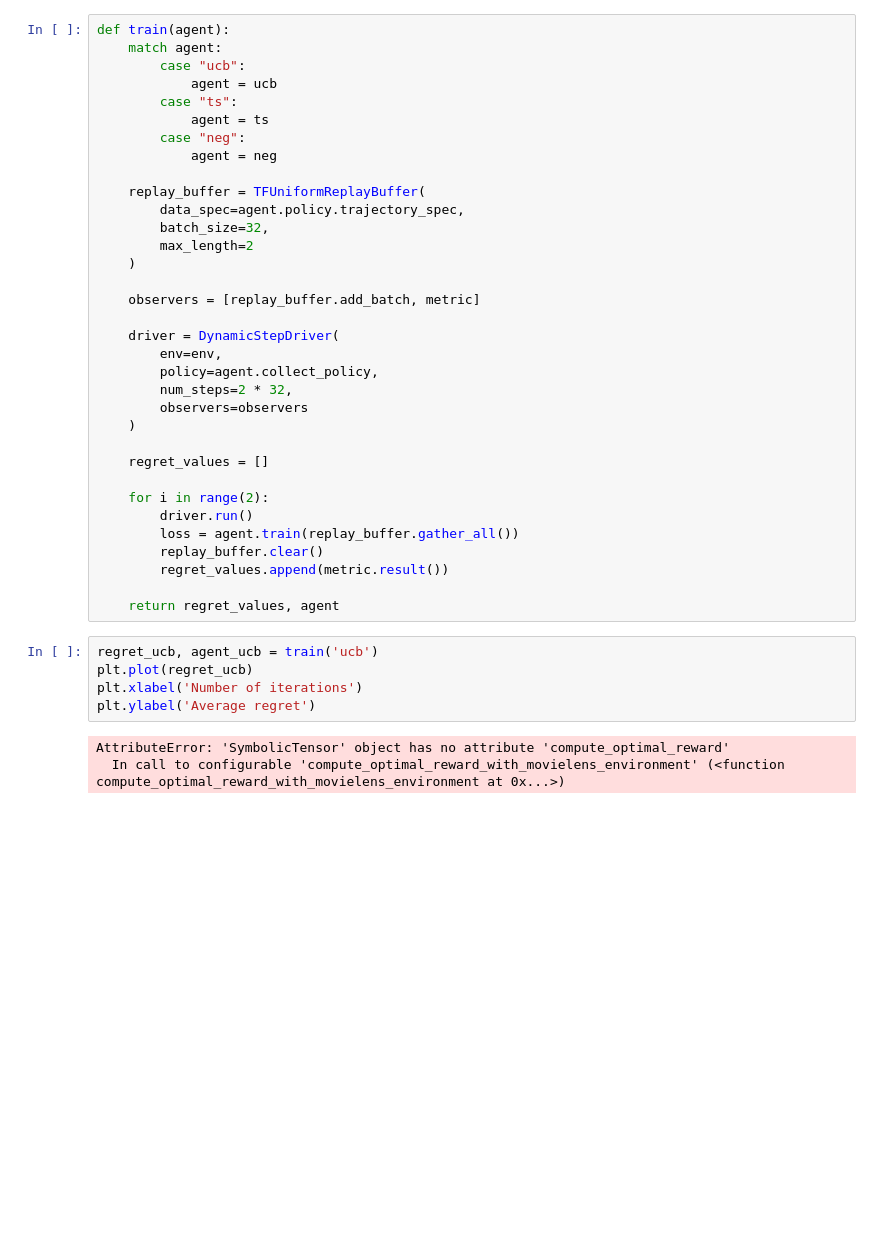
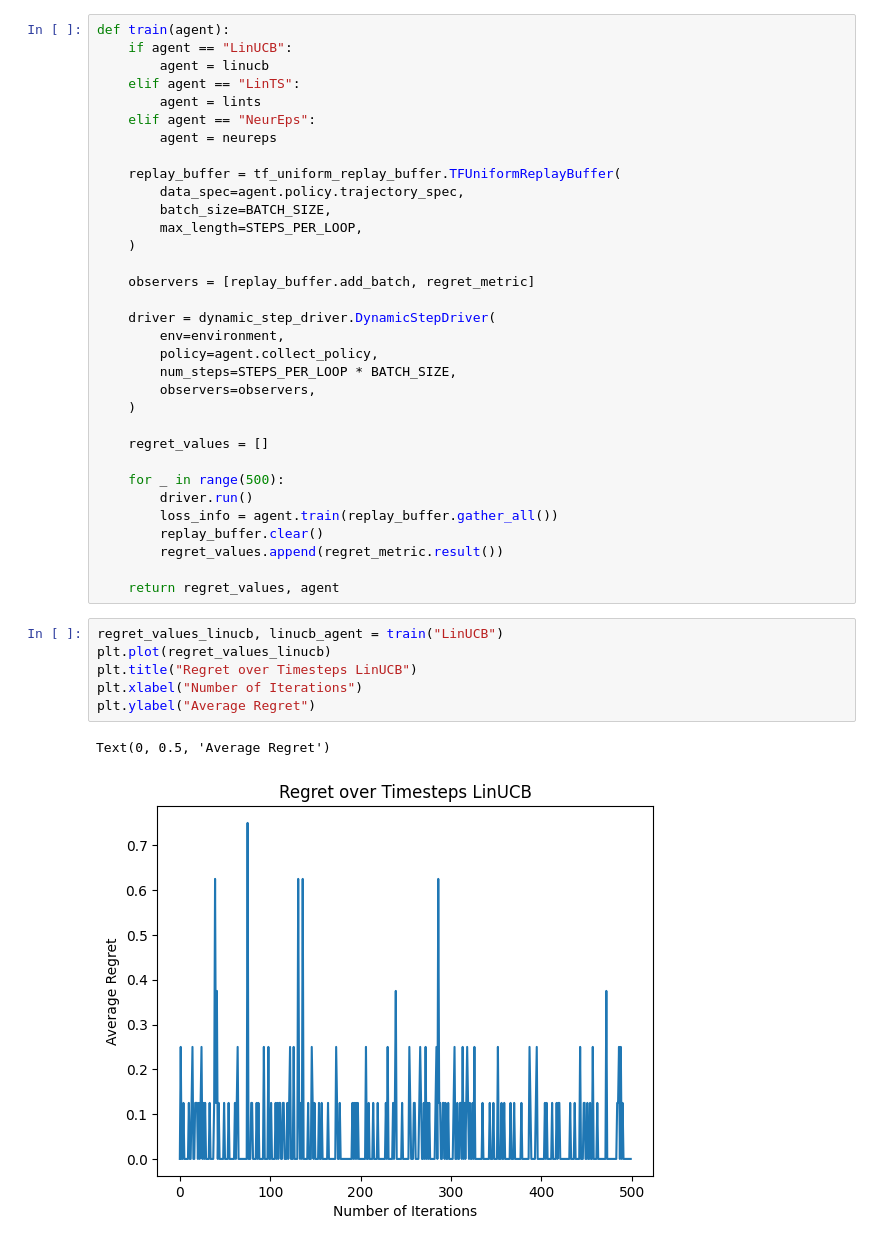
Before and after one commit to dhzdhd/DSE, a Jupyter notebook: Year 3/Semester 6/AI lab/Week 6/W6.ipynb, the cells around one changed output. Cells and saved outputs as stored; diff of their text form; blank space fills up the shorter version.

```diff
--- a/Year 3/Semester 6/AI lab/Week 6/W6.ipynb
+++ b/Year 3/Semester 6/AI lab/Week 6/W6.ipynb
@@ -64,42 +110,42 @@ metric = RegretMetric(optimal_reward_fn)
 # %%
 def train(agent):
-    match agent:
-        case "ucb":
-            agent = ucb
-        case "ts":
-            agent = ts
-        case "neg":
-            agent = neg
+    if agent == "LinUCB":
+        agent = linucb
+    elif agent == "LinTS":
+        agent = lints
+    elif agent == "NeurEps":
+        agent = neureps
 
-    replay_buffer = TFUniformReplayBuffer(
+    replay_buffer = tf_uniform_replay_buffer.TFUniformReplayBuffer(
         data_spec=agent.policy.trajectory_spec,
-        batch_size=32,
-        max_length=2
+        batch_size=BATCH_SIZE,
+        max_length=STEPS_PER_LOOP,
     )
 
-    observers = [replay_buffer.add_batch, metric]
+    observers = [replay_buffer.add_batch, regret_metric]
 
-    driver = DynamicStepDriver(
-        env=env,
+    driver = dynamic_step_driver.DynamicStepDriver(
+        env=environment,
         policy=agent.collect_policy,
-        num_steps=2 * 32,
-        observers=observers
+        num_steps=STEPS_PER_LOOP * BATCH_SIZE,
+        observers=observers,
     )
 
     regret_values = []
 
-    for i in range(2):
+    for _ in range(500):
         driver.run()
-        loss = agent.train(replay_buffer.gather_all())
+        loss_info = agent.train(replay_buffer.gather_all())
         replay_buffer.clear()
-        regret_values.append(metric.result())
+        regret_values.append(regret_metric.result())
 
     return regret_values, agent
 # %%
-regret_ucb, agent_ucb = train('ucb')
-plt.plot(regret_ucb)
-plt.xlabel('Number of iterations')
-plt.ylabel('Average regret')
+regret_values_linucb, linucb_agent = train("LinUCB")
+plt.plot(regret_values_linucb)
+plt.title("Regret over Timesteps LinUCB")
+plt.xlabel("Number of Iterations")
+plt.ylabel("Average Regret")
 # %% [output]
-AttributeError: 'SymbolicTensor' object has no attribute 'compute_optimal_reward'
-  In call to configurable 'compute_optimal_reward_with_movielens_environment' (<function compute_optimal_reward_with_movielens_environment at 0x...>)
+Text(0, 0.5, 'Average Regret')
+[figure, added]
```
Also changed, not shown: parts of 25 cells of this notebook, 4 other files.
